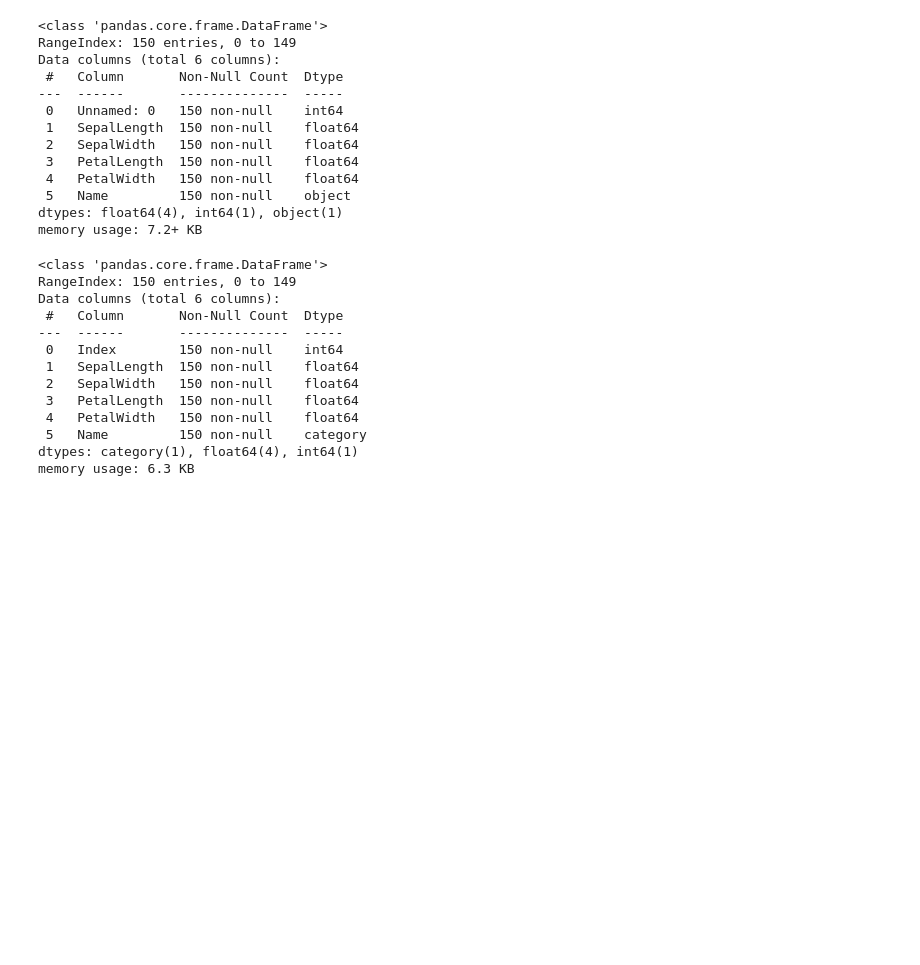
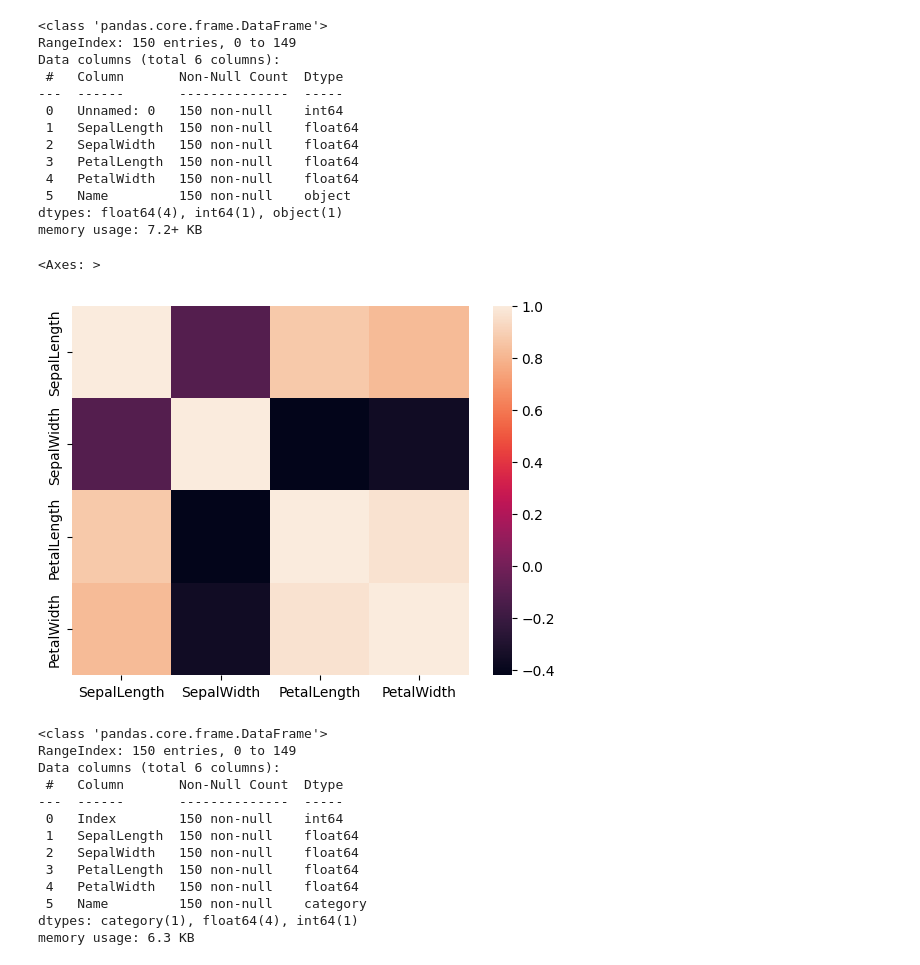
Before and after one commit to luimui/KI-2, a Jupyter notebook: 02_linear_models.ipynb, the cells around one changed output. Cells and saved outputs as stored; diff of their text form; code cells hidden in the pictures; blank space fills up the shorter version.

```diff
--- a/02_linear_models.ipynb
+++ b/02_linear_models.ipynb
@@ -75,6 +75,13 @@ Data columns (total 6 columns):
  5   Name         150 non-null    object
 dtypes: float64(4), int64(1), object(1)
 memory usage: 7.2+ KB
+# %%
+num_colums = df.select_dtypes(include=['float64'])
+corr = num_colums.corr()
+sns.heatmap(corr)
+# %% [output]
+<Axes: >
+[figure, added]
 # %%
 series = df.Name;
 series = series.astype('category');
```
Also changed, not shown: parts of 8 cells of this notebook.
